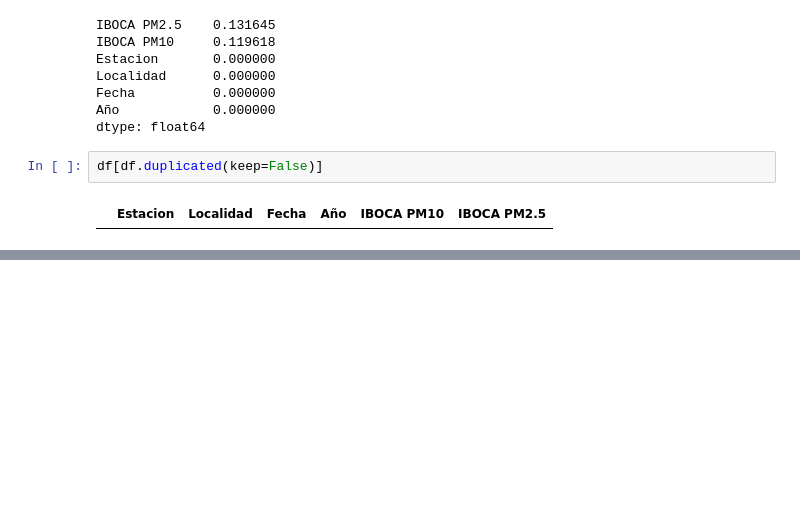
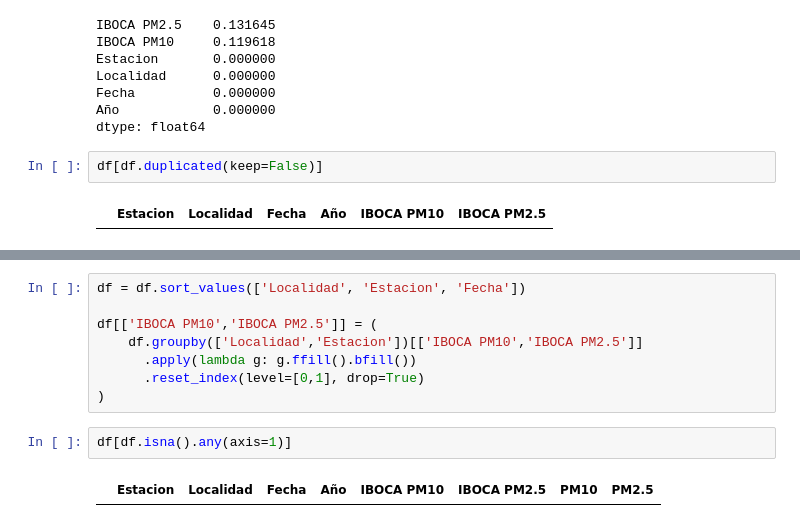
Before and after one commit to BILabsAndProjects/Proyecto2BI, a Jupyter notebook: iboca.ipynb, the cells around one changed output, grey strips where cells are left out. Saved outputs shown, nothing was run; the diff lists cells and outputs as text; blank space fills up the shorter version.

```diff
--- a/iboca.ipynb
+++ b/iboca.ipynb
@@ -228,0 +254,12 @@ df[df.duplicated(keep=False)]
+# %%
+df = df.sort_values(['Localidad', 'Estacion', 'Fecha'])
+
+df[['IBOCA PM10','IBOCA PM2.5']] = (
+    df.groupby(['Localidad','Estacion'])[['IBOCA PM10','IBOCA PM2.5']]
+      .apply(lambda g: g.ffill().bfill())
+      .reset_index(level=[0,1], drop=True)
+)
+# %%
+df[df.isna().any(axis=1)]
+# %% [output]
+|  | Estacion | Localidad | Fecha | Año | IBOCA PM10 | IBOCA PM2.5 | PM10 | PM2.5 |
```
Also changed, not shown: parts of 4 cells of this notebook, 1 other file.
